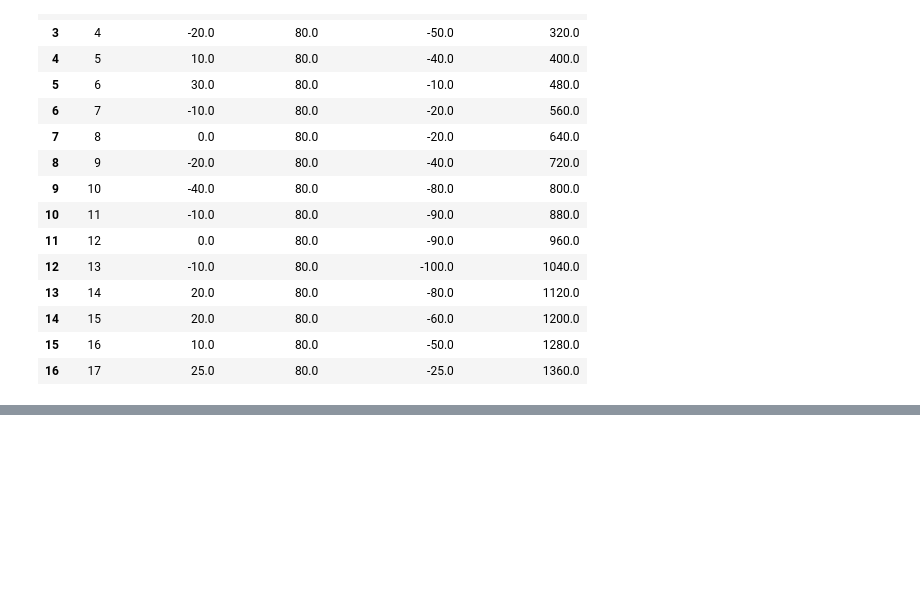
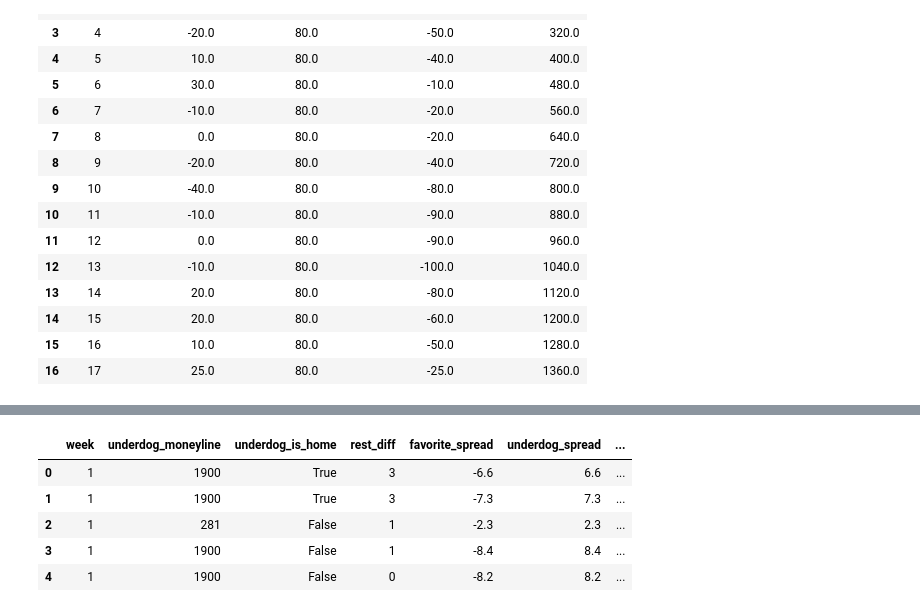
Before and after one commit to srikardabbara1/Data_Analysis_Final_Project, a Jupyter notebook: analysis.ipynb, the cells around one changed output, grey strips where cells are left out. Drawn from its saved outputs; the diff is of its cells as text; code cells hidden in the pictures; blank space fills up the shorter version.

Commit message:
Week 7 Updates

```diff
--- a/analysis.ipynb
+++ b/analysis.ipynb
@@ -228,0 +235,92 @@ weekly_spread_inverse
+# %%
+import numpy as np
+import pandas as pd
+
+if "df" not in globals():
+    df = pd.read_excel("nfl_underdog_full_season.xlsx")
+
+work = df.copy()
+
+# Build required core fields.
+analysis_df = pd.DataFrame()
+analysis_df["week"] = pd.to_numeric(work.get("week"), errors="coerce")
+analysis_df["underdog_moneyline"] = pd.to_numeric(work.get("underdog_moneyline"), errors="coerce")
+analysis_df["underdog_is_home"] = pd.to_numeric(work.get("underdog_is_home"), errors="coerce")
+analysis_df["rest_diff"] = pd.to_numeric(work.get("rest_diff"), errors="coerce")
+
+# Spread features.
+analysis_df["favorite_spread"] = pd.to_numeric(work.get("spread"), errors="coerce")
+analysis_df["underdog_spread"] = -analysis_df["favorite_spread"]
+analysis_df["spread_abs"] = analysis_df["favorite_spread"].abs()
+
+# Scores and outcomes.
+fav_score = pd.to_numeric(work.get("favorite_score"), errors="coerce")
+dog_score = pd.to_numeric(work.get("underdog_score"), errors="coerce")
+
+if "underdog_won" in work.columns:
+    uw = work["underdog_won"].astype(str).str.strip().str.lower().isin(["1", "true", "yes", "y"])
+else:
+    uw = dog_score > fav_score
+analysis_df["underdog_won"] = uw
+
+adjusted_dog_score = dog_score + analysis_df["underdog_spread"]
+analysis_df["underdog_covered"] = adjusted_dog_score > fav_score
+analysis_df["push"] = adjusted_dog_score == fav_score
+
+# Implied probability from odds.
+def american_to_implied_prob(odds):
+    if pd.isna(odds):
+        return np.nan
+    if odds > 0:
+        return 100.0 / (odds + 100.0)
+    if odds < 0:
+        return (-odds) / ((-odds) + 100.0)
+    return np.nan
+
+analysis_df["implied_prob_dog"] = analysis_df["underdog_moneyline"].apply(american_to_implied_prob)
+
+# performance/efficiency deltas (dog - fav).
+analysis_df["elo_gap_dog_minus_fav"] = pd.to_numeric(work.get("dog_elo"), errors="coerce") - pd.to_numeric(work.get("fav_elo"), errors="coerce")
+analysis_df["pass_yards_gap_dog_minus_fav"] = pd.to_numeric(work.get("dog_pass_yards_pg"), errors="coerce") - pd.to_numeric(work.get("fav_pass_yards_pg"), errors="coerce")
+analysis_df["rush_yards_gap_dog_minus_fav"] = pd.to_numeric(work.get("dog_rush_yards_pg"), errors="coerce") - pd.to_numeric(work.get("fav_rush_yards_pg"), errors="coerce")
+analysis_df["pressure_rate_gap_dog_minus_fav"] = pd.to_numeric(work.get("dog_pressure_rate"), errors="coerce") - pd.to_numeric(work.get("fav_pressure_rate"), errors="coerce")
+analysis_df["def_pass_rank_gap_dog_minus_fav"] = pd.to_numeric(work.get("dog_def_pass_rank"), errors="coerce") - pd.to_numeric(work.get("fav_def_pass_rank"), errors="coerce")
+analysis_df["def_run_rank_gap_dog_minus_fav"] = pd.to_numeric(work.get("dog_def_run_rank"), errors="coerce") - pd.to_numeric(work.get("fav_def_run_rank"), errors="coerce")
+
+# Missing-data handling.
+core_required = [
+    "week",
+    "underdog_moneyline",
+    "underdog_is_home",
+    "rest_diff",
+    "favorite_spread",
+]
+rows_before = len(analysis_df)
+analysis_df = analysis_df.dropna(subset=core_required).copy()
+rows_after = len(analysis_df)
+
+# Median-impute
+optional_delta_cols = [
+    "elo_gap_dog_minus_fav",
+    "pass_yards_gap_dog_minus_fav",
+    "rush_yards_gap_dog_minus_fav",
+    "pressure_rate_gap_dog_minus_fav",
+    "def_pass_rank_gap_dog_minus_fav",
+    "def_run_rank_gap_dog_minus_fav",
+]
+for c in optional_delta_cols:
+    analysis_df[c] = analysis_df[c].fillna(analysis_df[c].median())
+
+analysis_df["underdog_is_home"] = analysis_df["underdog_is_home"].astype(bool)
+analysis_df["underdog_won"] = analysis_df["underdog_won"].astype(bool)
+analysis_df["underdog_covered"] = analysis_df["underdog_covered"].astype(bool)
+analysis_df["push"] = analysis_df["push"].astype(bool)
+
+print(f"Rows before dropping required-missing: {rows_before}")
+print(f"Rows after dropping required-missing:  {rows_after}")
+print("\nClean analysis_df shape:", analysis_df.shape)
+print("\nColumns in analysis_df:")
+print(analysis_df.columns.tolist())
+
+analysis_df.head()
+# %% [output]
@@ -228,0 +334,6 @@ weekly_spread_inverse
+|  | week | underdog_moneyline | underdog_is_home | rest_diff | favorite_spread | underdog_spread | ... |
+| 0 | 1 | 1900 | True | 3 | -6.6 | 6.6 | ... |
+| 1 | 1 | 1900 | True | 3 | -7.3 | 7.3 | ... |
+| 2 | 1 | 281 | False | 1 | -2.3 | 2.3 | ... |
+| 3 | 1 | 1900 | False | 1 | -8.4 | 8.4 | ... |
+| 4 | 1 | 1900 | False | 0 | -8.2 | 8.2 | ... |
```
Also changed, not shown: parts of 10 cells of this notebook, 1 other file.
